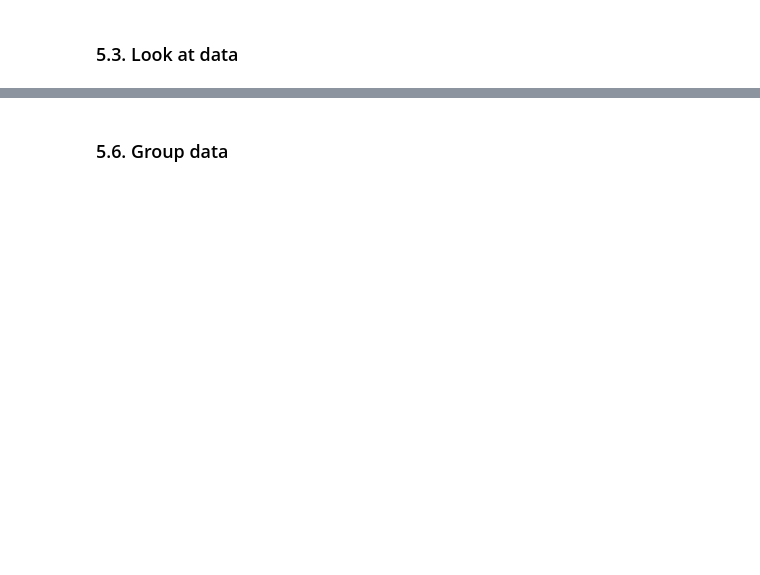
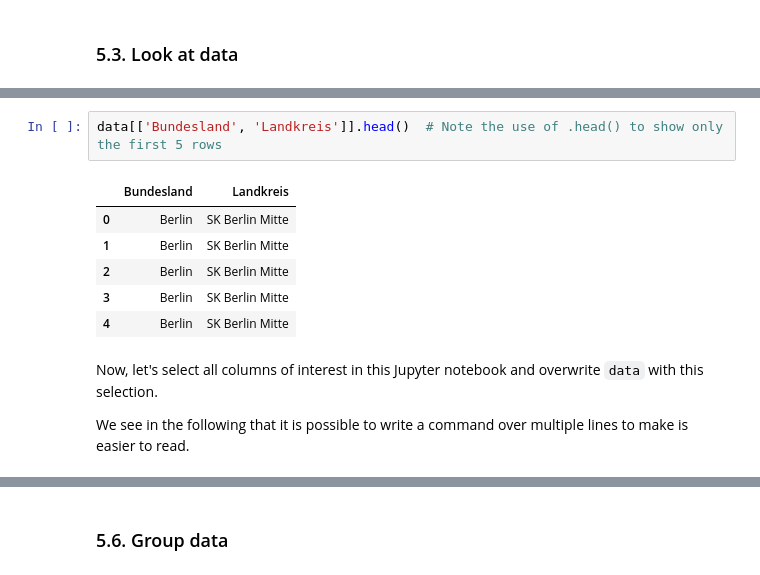
Before and after one commit to volkamerlab/ai_in_medicine, a Jupyter notebook: week1_session2_numpy_pandas.ipynb, the cells around one changed output, grey strips where cells are left out. Saved outputs shown, nothing was run; the diff lists cells and outputs as text; blank space fills up the shorter version.

```diff
--- a/week1_session2_numpy_pandas.ipynb
+++ b/week1_session2_numpy_pandas.ipynb
@@ -407,0 +223,13 @@ data.sort_values(by='AGE', ascending=True).head(3)
+# %%
+data[['Bundesland', 'Landkreis']].head()  # Note the use of .head() to show only the first 5 rows
+# %% [output]
+|  | Bundesland | Landkreis |
+| 0 | Berlin | SK Berlin Mitte |
+| 1 | Berlin | SK Berlin Mitte |
+| 2 | Berlin | SK Berlin Mitte |
+| 3 | Berlin | SK Berlin Mitte |
+| 4 | Berlin | SK Berlin Mitte |
+# %% [markdown]
+Now, let's select all columns of interest in this Jupyter notebook and overwrite `data` with this selection.
+
+We see in the following that it is possible to write a command over multiple lines to make is easier to read.
```
Also changed, not shown: parts of 189 cells of this notebook.
